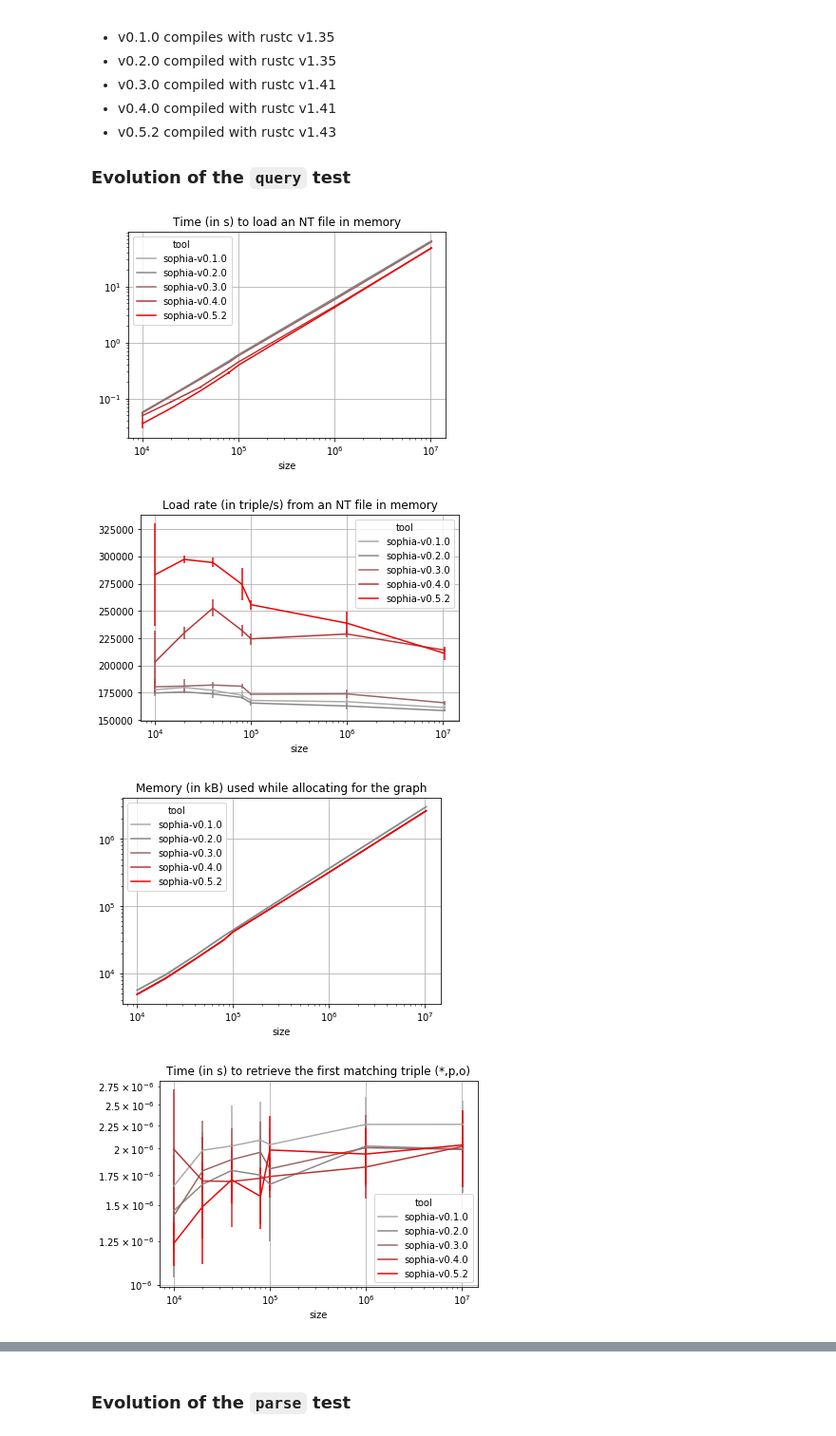
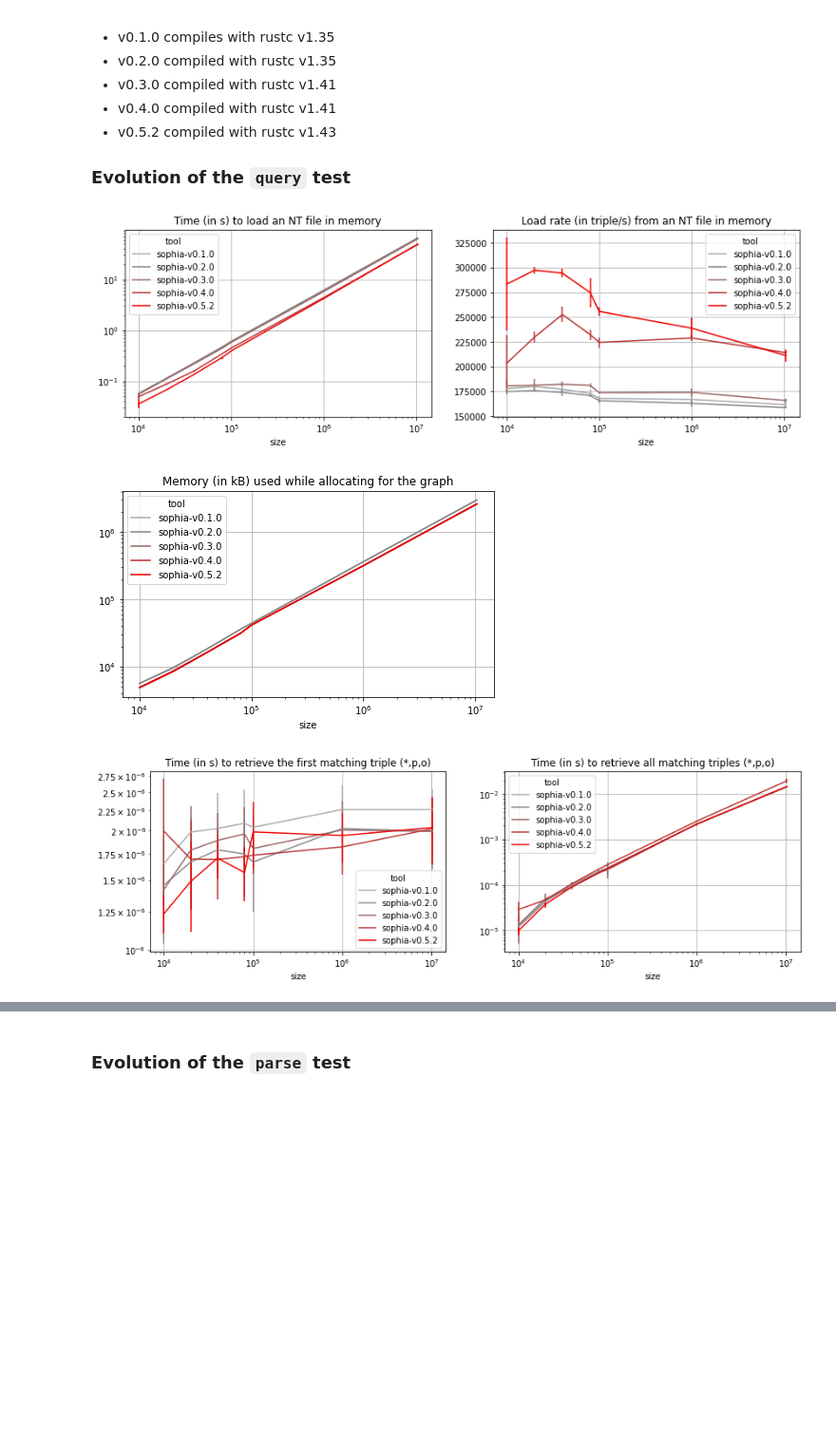
Before and after one commit to pchampin/sophia_benchmark, a Jupyter notebook: benchmark_results.ipynb, the cells around one changed output, grey strips where cells are left out. Shown at 95% size. Cells and saved outputs as stored; diff of their text form; code cells hidden in the pictures; blank space fills up the shorter version.

```diff
--- a/benchmark_results.ipynb
+++ b/benchmark_results.ipynb
@@ -68,15 +58,14 @@ The following graphs compare different versions of Sophia:
 # %%
 VERSIONS = {
     "sophia-v0.1.0": "#AAAAAA",
     "sophia-v0.2.0": "#888888",
     "sophia-v0.3.0": "#996666",
     "sophia-v0.4.0": "#BB3333",
     "sophia-v0.5.2": "#EE0000",
 }
 
-plot_query_stats(load_data("query", *VERSIONS), color_key=VERSIONS)
+plot_query_stats(load_data("query", *VERSIONS), color_key=VERSIONS, group=True)
 # %% [output]
-[figure, old version]
+[figure, new version]
-[figure, old version]
+[figure, new version]
-[figure, old version]
+[figure, new version]
-[figure, removed]
```
Also changed, not shown: parts of 8 cells of this notebook, 3 other files.
